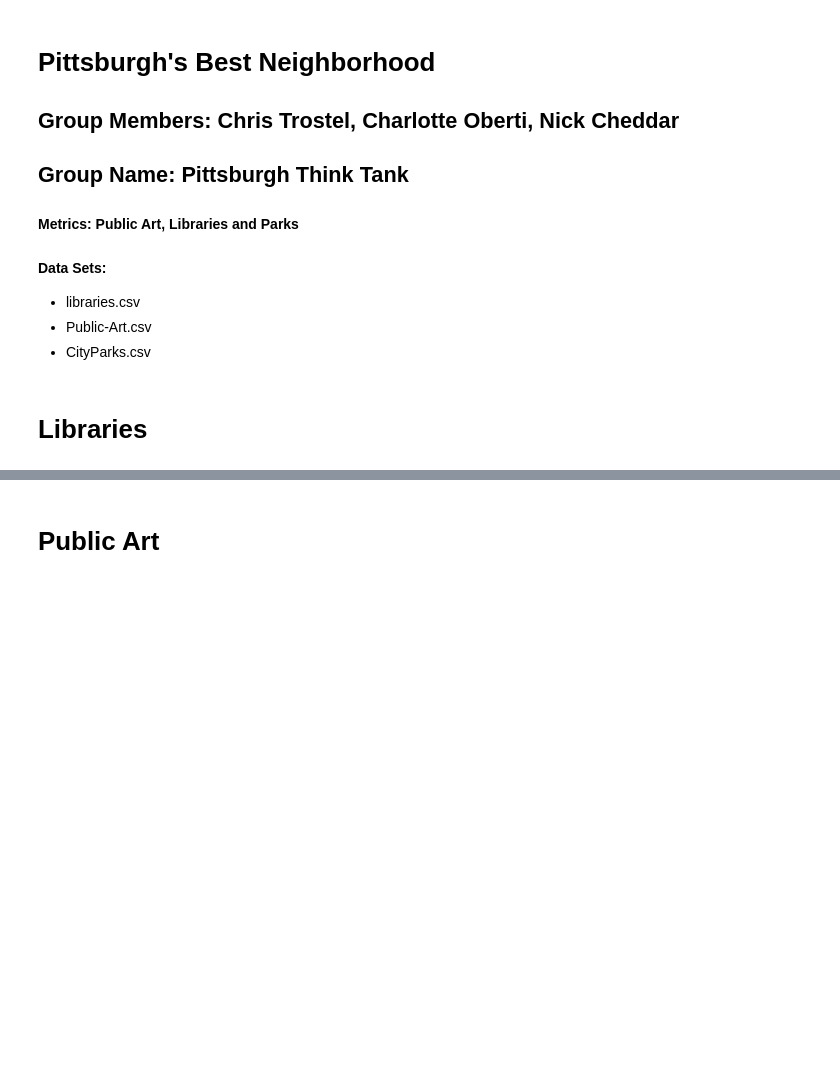
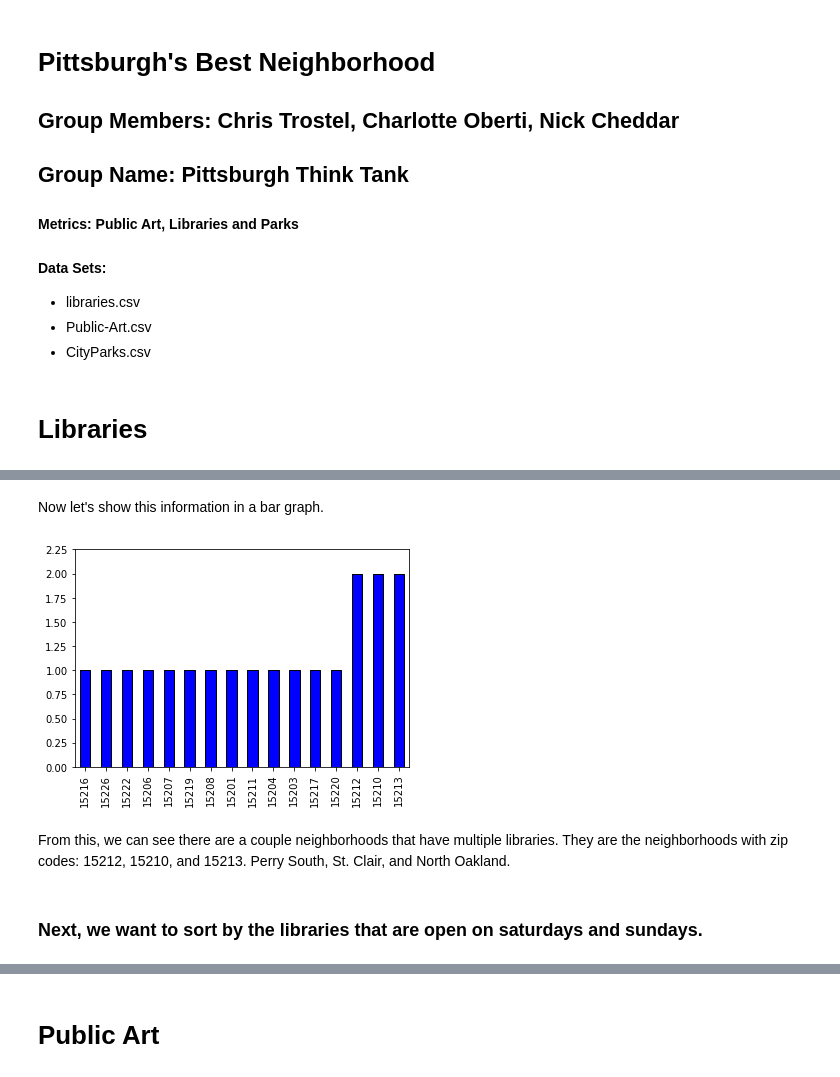
Before and after one commit to ChrisTros/Big-Ideas-Final-Project, a Jupyter notebook: FinalGroup.ipynb, the cells around one changed output, grey strips where cells are left out. Saved outputs shown, nothing was run; the diff lists cells and outputs as text; code cells hidden in the pictures; blank space fills up the shorter version.

```diff
--- a/FinalGroup.ipynb
+++ b/FinalGroup.ipynb
@@ -15,0 +81,26 @@
+# %% [markdown]
+Now let's show this information in a bar graph.
+# %%
+# load data
+lib_data = pd.read_csv("libraries.csv",index_col="_id")
+first_five_digits = lib_data['Zip4'].str[:5]
+first_five_digits.value_counts().sort_values(ascending=True)
+
+# Count the frequency of each value
+value_counts = first_five_digits.value_counts().sort_values(ascending=True)
+
+# Plot the frequencies as a bar plot
+value_counts.plot(kind="bar")
+
+# This is what happens when scientists do visual design
+plt.style.use('classic')
+value_counts.plot.bar(stacked=True)
+
+# Show the plot
+plt.show()
+# %% [output]
+[figure, added]
+# %% [markdown]
+From this, we can see there are a couple neighborhoods that have multiple libraries. They are the neighborhoods with zip codes: 15212, 15210, and 15213. Perry South, St. Clair, and North Oakland.
+# %% [markdown]
+### Next, we want to sort by the libraries that are open on saturdays and sundays.
```
Also changed, not shown: parts of 9 cells of this notebook, 1 other file.
